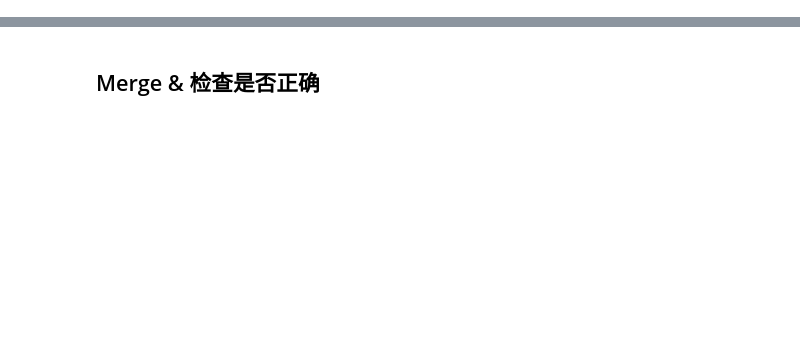
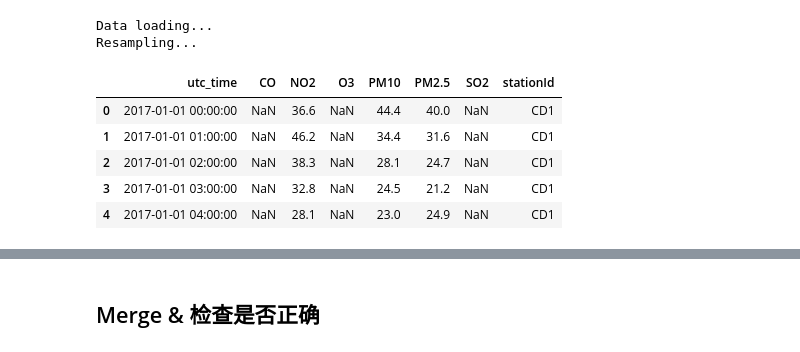
Before and after one commit to tnlin/kdd_2018, a Jupyter notebook: tony/bj_stKNN_imputation.ipynb, the cells around one changed output, grey strips where cells are left out. Saved outputs shown, nothing was run; the diff lists cells and outputs as text; code cells hidden in the pictures; blank space fills up the shorter version.

```diff
--- a/tony/bj_stKNN_imputation.ipynb
+++ b/tony/bj_stKNN_imputation.ipynb
@@ -53,0 +8,19 @@ df_aq = pd.concat([df_aq, df_aq_new])
+# %%
+print("Data loading...")
+city = 'ld'
+df_aq = get_aq(city)
+df_meo = get_meo(city)
+df_station = pd.read_csv("../input/" + city +"_aq_stations.csv")
+
+print("Resampling...")
+df_origin = df_resample(df_aq)
+df_origin.head()
+# %% [output]
+Data loading...
+Resampling...
+|  | utc_time | CO | NO2 | O3 | PM10 | PM2.5 | SO2 | stationId |
+| 0 | 2017-01-01 00:00:00 | NaN | 36.6 | NaN | 44.4 | 40.0 | NaN | CD1 |
+| 1 | 2017-01-01 01:00:00 | NaN | 46.2 | NaN | 34.4 | 31.6 | NaN | CD1 |
+| 2 | 2017-01-01 02:00:00 | NaN | 38.3 | NaN | 28.1 | 24.7 | NaN | CD1 |
+| 3 | 2017-01-01 03:00:00 | NaN | 32.8 | NaN | 24.5 | 21.2 | NaN | CD1 |
+| 4 | 2017-01-01 04:00:00 | NaN | 28.1 | NaN | 23.0 | 24.9 | NaN | CD1 |
```
Also changed, not shown: parts of 13 cells of this notebook, 2 other files.
